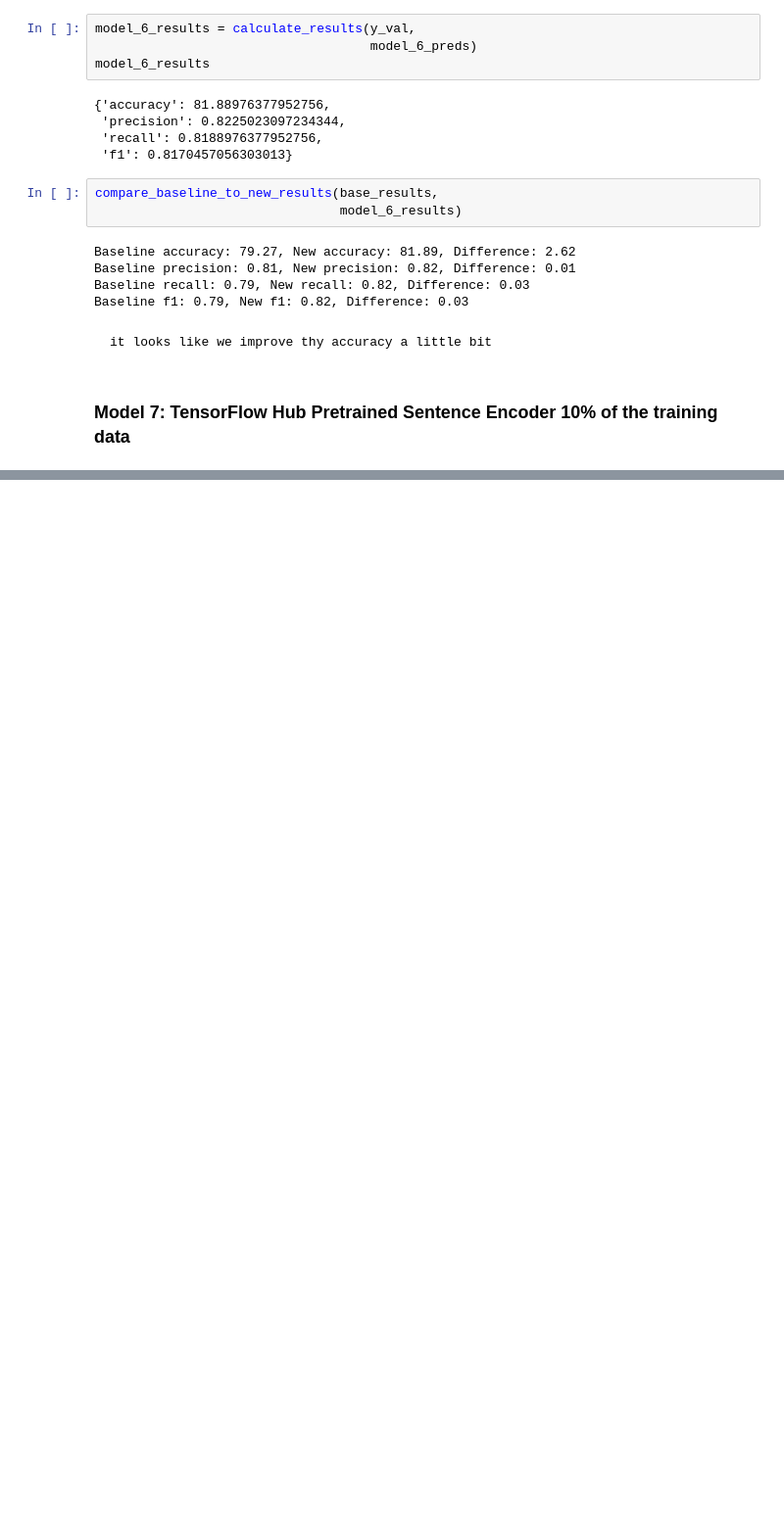
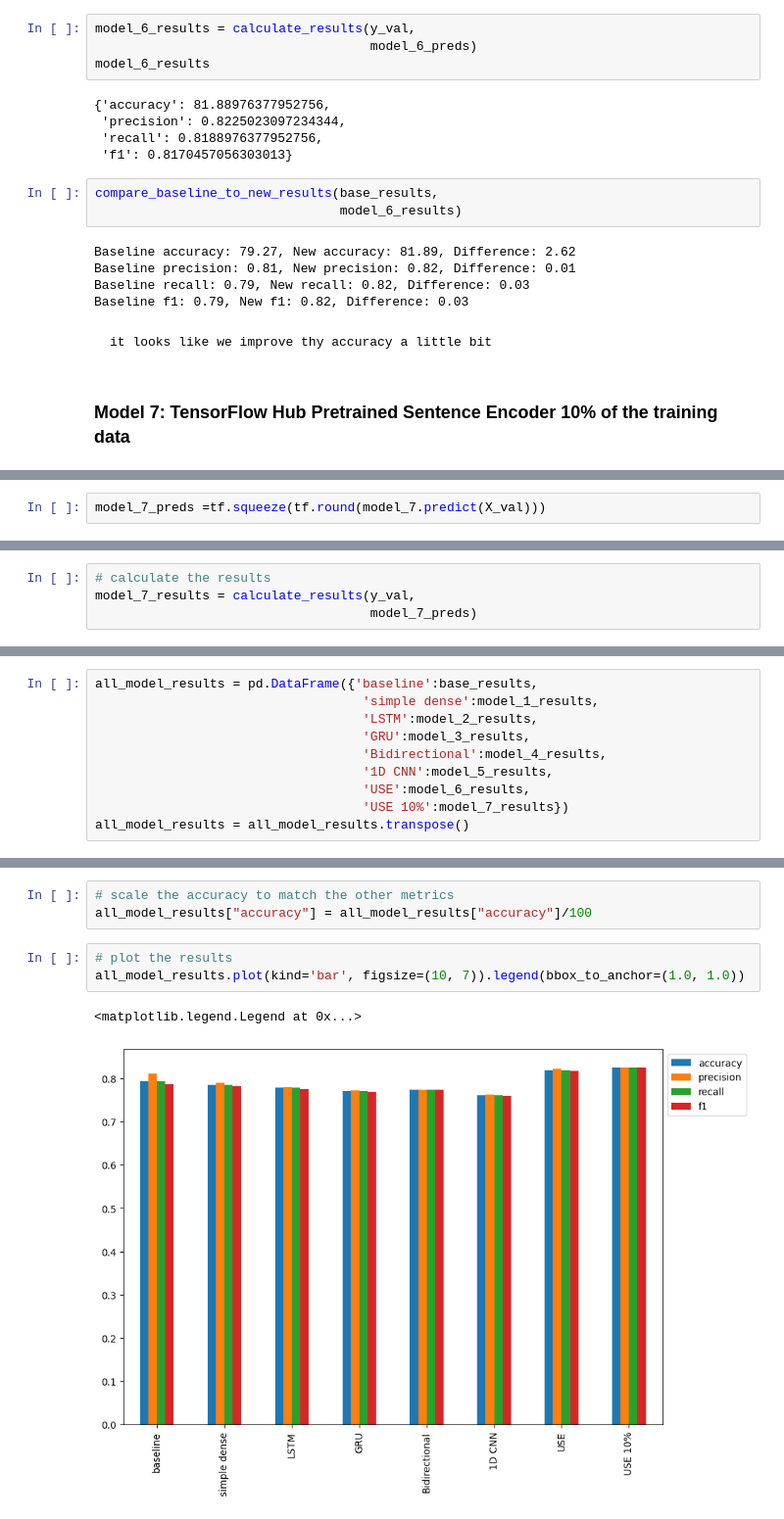
Before and after one commit to 0xpix/Kaggle-competitions, a Jupyter notebook: nlp_with_disaster_tweets.ipynb, the cells around one changed output, grey strips where cells are left out. Shown at 98% size. Cells and saved outputs as stored; diff of their text form; blank space fills up the shorter version.

Commit message:
add model 7

```diff
--- a/nlp_with_disaster_tweets.ipynb
+++ b/nlp_with_disaster_tweets.ipynb
@@ -971,0 +1031,2 @@ it looks like we improve thy accuracy a little bit
+# %%
+model_7_preds =tf.squeeze(tf.round(model_7.predict(X_val)))
@@ -971,0 +1035,4 @@ it looks like we improve thy accuracy a little bit
+# %%
+# calculate the results
+model_7_results = calculate_results(y_val,
+                                    model_7_preds)
@@ -971,0 +1063,10 @@ it looks like we improve thy accuracy a little bit
+# %%
+all_model_results = pd.DataFrame({'baseline':base_results,
+                                   'simple dense':model_1_results,
+                                   'LSTM':model_2_results,
+                                   'GRU':model_3_results,
+                                   'Bidirectional':model_4_results,
+                                   '1D CNN':model_5_results,
+                                   'USE':model_6_results,
+                                   'USE 10%':model_7_results})
+all_model_results = all_model_results.transpose()
@@ -971,0 +1085,9 @@ it looks like we improve thy accuracy a little bit
+# %%
+# scale the accuracy to match the other metrics
+all_model_results["accuracy"] = all_model_results["accuracy"]/100
+# %%
+# plot the results
+all_model_results.plot(kind='bar', figsize=(10, 7)).legend(bbox_to_anchor=(1.0, 1.0))
+# %% [output]
+<matplotlib.legend.Legend at 0x...>
+[figure, added]
```
Also changed, not shown: parts of 11 cells of this notebook.
